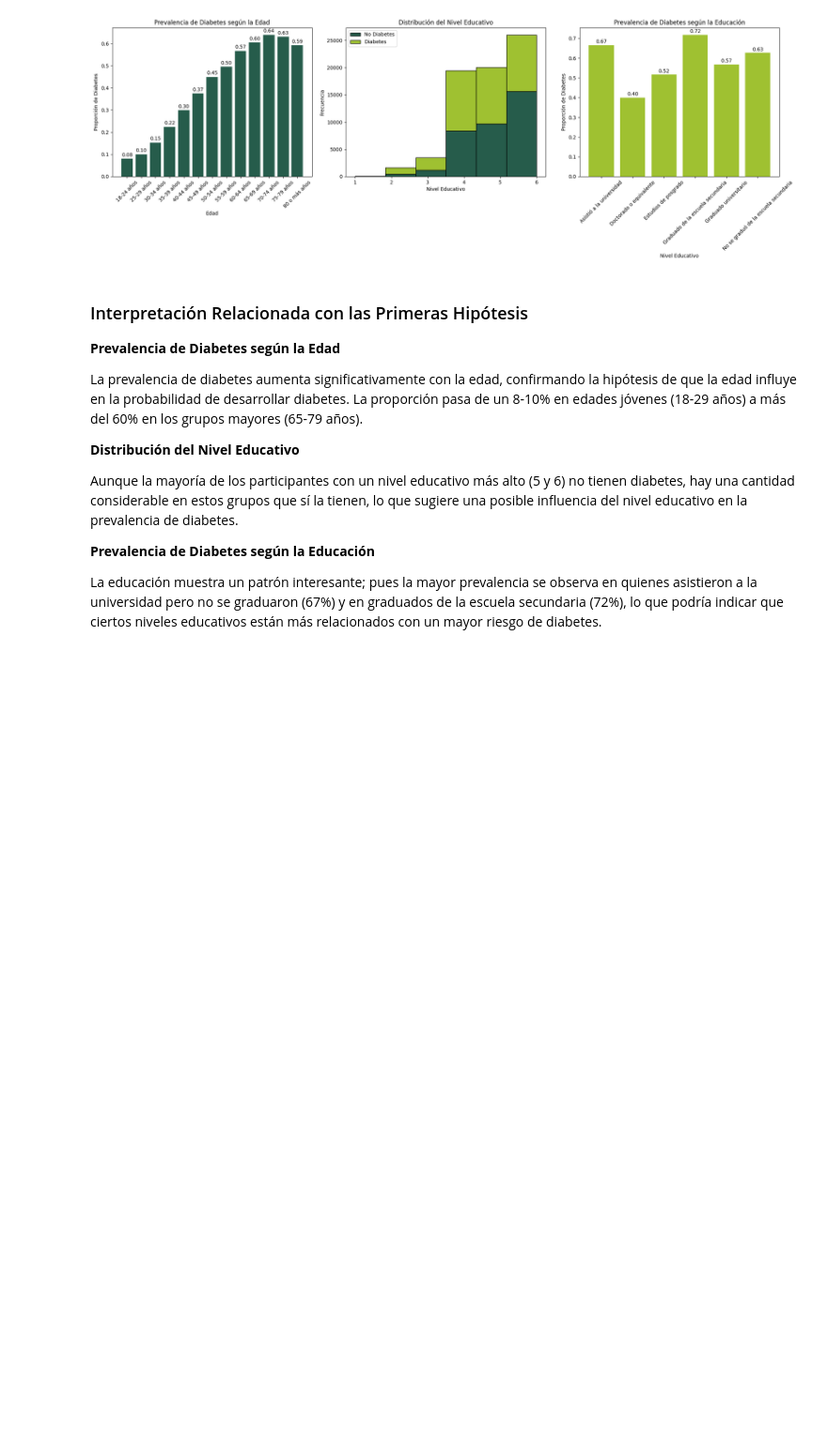
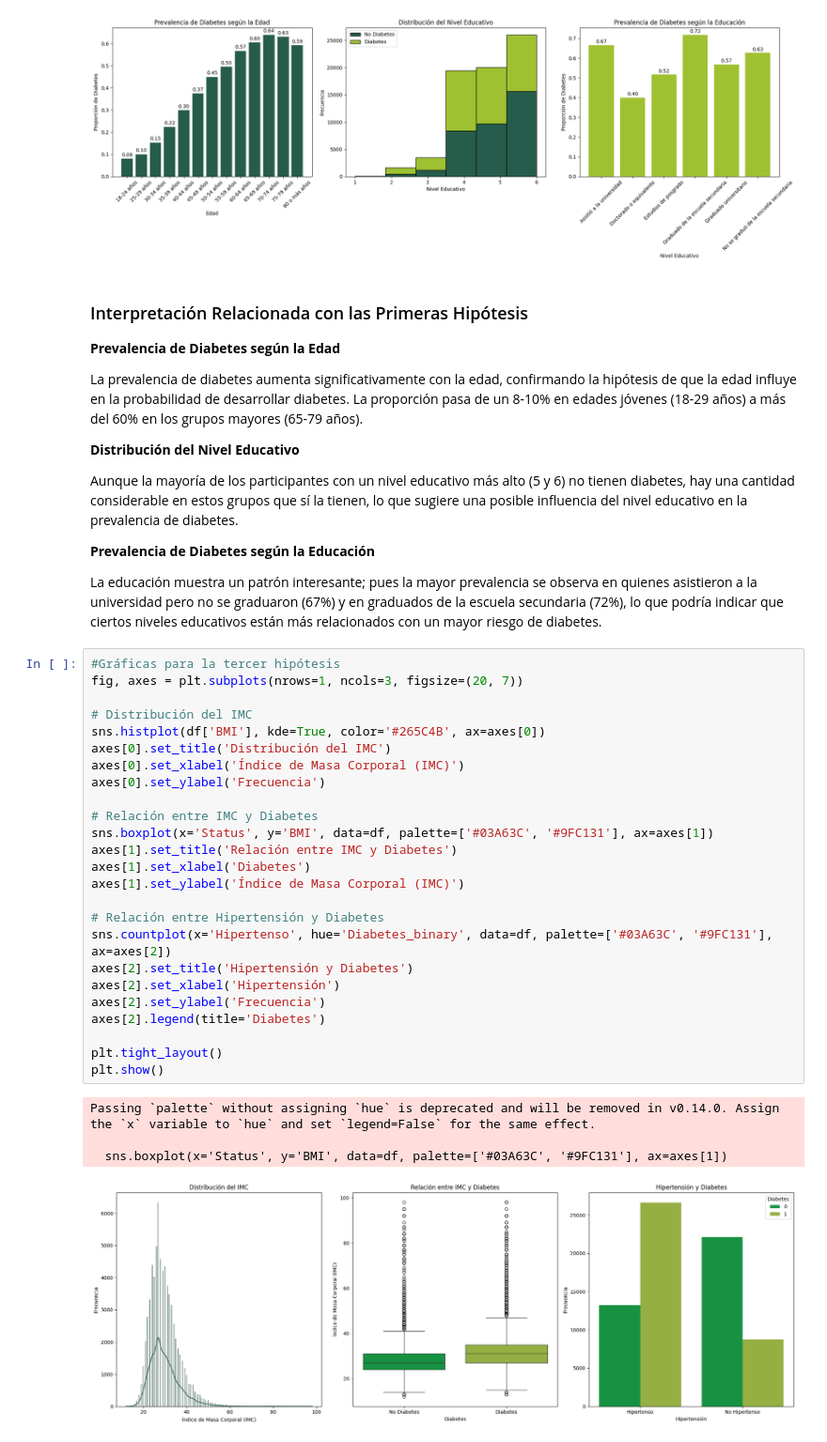
Before and after one commit to AdoCrz/ProyectoDS_ParteI_Cruz, a Jupyter notebook: ProyectoDS_ParteI_Cruz.ipynb, the cells around one changed output. Shown at 94% size. Cells and saved outputs as stored; diff of their text form; blank space fills up the shorter version.

```diff
--- a/ProyectoDS_ParteI_Cruz.ipynb
+++ b/ProyectoDS_ParteI_Cruz.ipynb
@@ -365,3 +365,33 @@ Aunque la mayoría de los participantes con un nivel educativo más alto (5 y 6)
 **Prevalencia de Diabetes según la Educación**
 
 La educación muestra un patrón interesante; pues la mayor prevalencia se observa en quienes asistieron a la universidad pero no se graduaron (67%) y en graduados de la escuela secundaria (72%), lo que podría indicar que ciertos niveles educativos están más relacionados con un mayor riesgo de diabetes.
+# %%
+#Gráficas para la tercer hipótesis
+fig, axes = plt.subplots(nrows=1, ncols=3, figsize=(20, 7))
+
+# Distribución del IMC
+sns.histplot(df['BMI'], kde=True, color='#265C4B', ax=axes[0])
+axes[0].set_title('Distribución del IMC')
+axes[0].set_xlabel('Índice de Masa Corporal (IMC)')
+axes[0].set_ylabel('Frecuencia')
+
+# Relación entre IMC y Diabetes
+sns.boxplot(x='Status', y='BMI', data=df, palette=['#03A63C', '#9FC131'], ax=axes[1])
+axes[1].set_title('Relación entre IMC y Diabetes')
+axes[1].set_xlabel('Diabetes')
+axes[1].set_ylabel('Índice de Masa Corporal (IMC)')
+
+# Relación entre Hipertensión y Diabetes
+sns.countplot(x='Hipertenso', hue='Diabetes_binary', data=df, palette=['#03A63C', '#9FC131'], ax=axes[2])
+axes[2].set_title('Hipertensión y Diabetes')
+axes[2].set_xlabel('Hipertensión')
+axes[2].set_ylabel('Frecuencia')
+axes[2].legend(title='Diabetes')
+
+plt.tight_layout()
+plt.show()
+# %% [output]
+Passing `palette` without assigning `hue` is deprecated and will be removed in v0.14.0. Assign the `x` variable to `hue` and set `legend=False` for the same effect.
+
+  sns.boxplot(x='Status', y='BMI', data=df, palette=['#03A63C', '#9FC131'], ax=axes[1])
+[figure, added]
```
Also changed, not shown: parts of 9 cells of this notebook.
